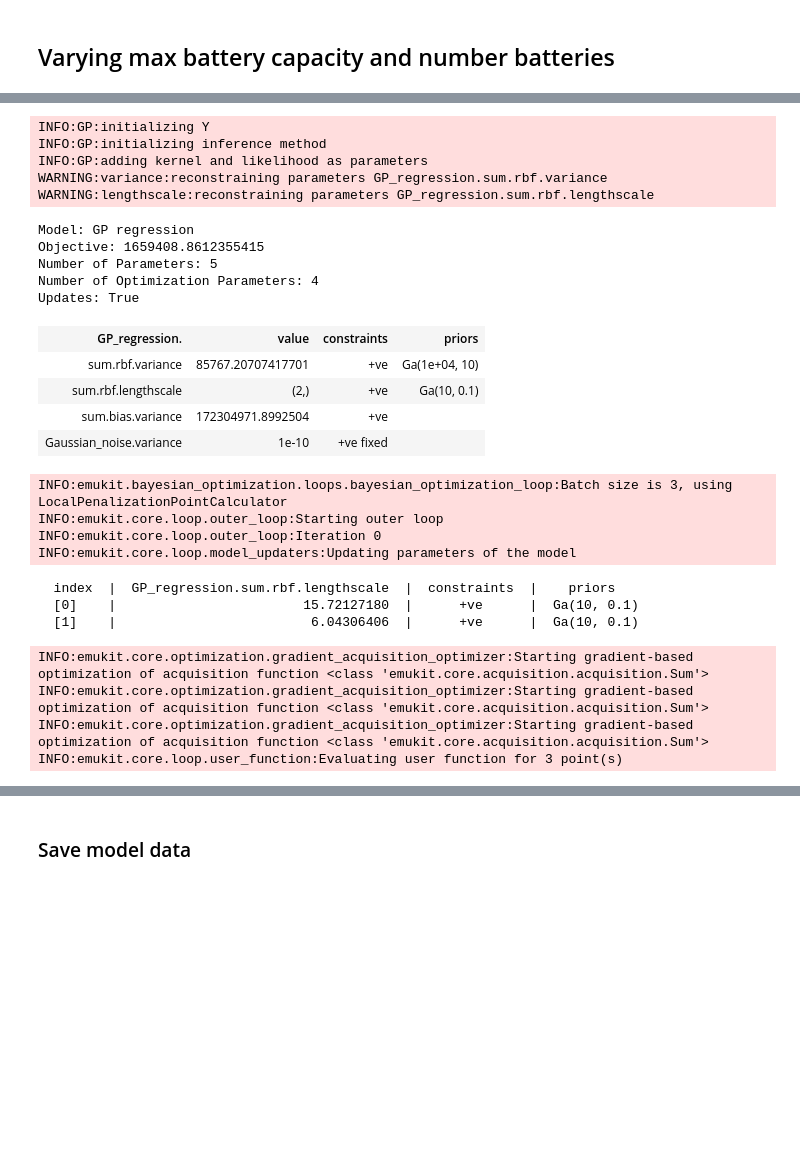
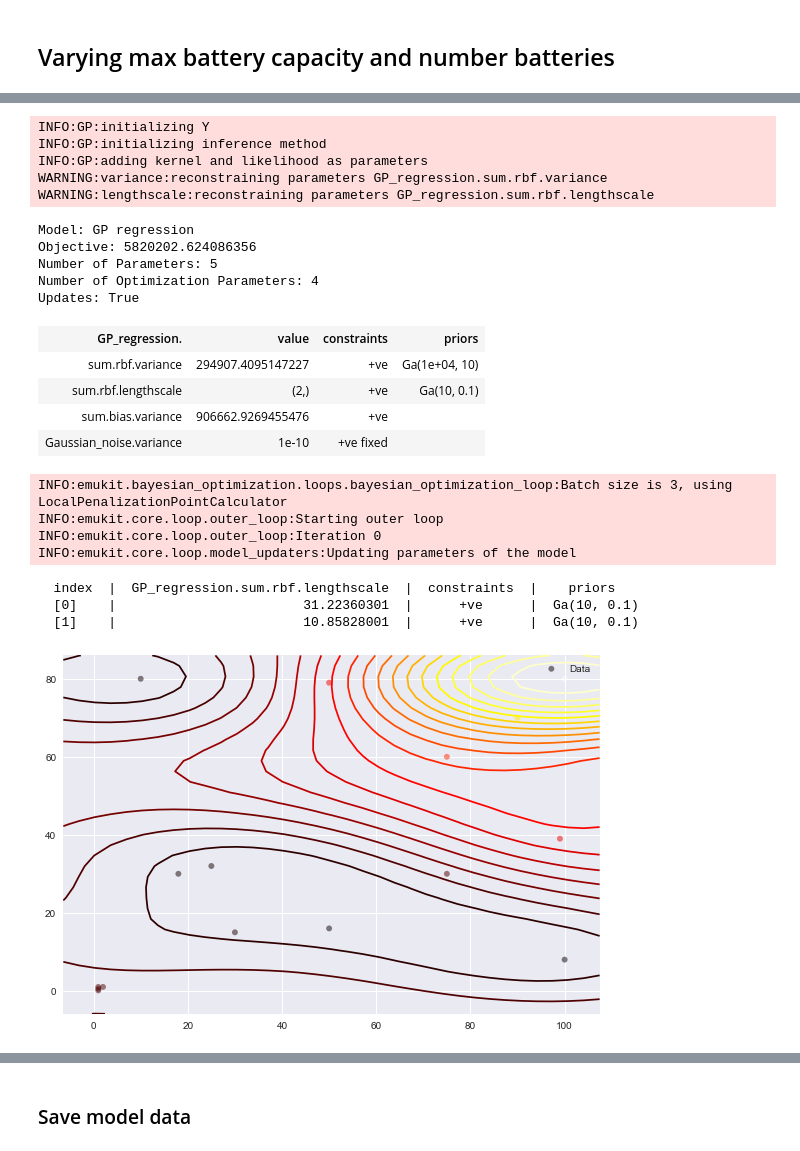
Before and after one commit to Cam-MLPW-MLMI-21-22/supply-chain-simulation-environment, a Jupyter notebook: src/bayesian_optimization/core_experiments.ipynb, the cells around one changed output, grey strips where cells are left out. Cells and saved outputs as stored; diff of their text form; code cells hidden in the pictures; blank space fills up the shorter version.

```diff
--- a/src/bayesian_optimization/core_experiments.ipynb
+++ b/src/bayesian_optimization/core_experiments.ipynb
@@ -792,6 +792,6 @@ parameter_space = ParameterSpace(parameters)
 
 design = RandomDesign(parameter_space)
 X = design.get_samples(num_data_points)
-#X = np.array([[800., 1.],[600., 1.5], [400., 2.], [200., 4.], [100., 8.], [50., 16.], [25., 32.], [10., 80.], [1, 0.1], [1,1], [2, 1], [1,0.5]])
+X = np.array([[100., 8.], [50., 16.], [75., 30.], [30., 15.], [100., 80.], [90., 70.], [75., 60.], [50., 79.], [18, 30.], [99., 39.], [25., 32.], [10., 80.], [1, 0.1], [1,1], [2, 1], [1,0.5]])
 X
 # %% [output]
@@ -823,7 +831,7 @@ plot_reward(X, Y, parameter_space.parameter_names)
 # %%
-Y = np.load('Y.npy')
-X = np.load('X.npy')
-X[1,:] = [28., 28.]
+np.save('Y', Y)
+np.save('X', X)
+#X[1,:] = [28., 28.]
 # %%
 # Kernel Specification; specify active dimensions
 kr = GPy.kern.RBF(input_dim=X.shape[1], active_dims=[0,1], ARD=True)  # exclude time dim
@@ -875,51 +883,48 @@ while not successful_sample and num_tries < max_num_tries:
         # Create the Bayesian optimization object
         batch_size = 3
         bayesopt_loop = BayesianOptimizationLoop(model=model_emukit,
                                                 space=parameter_space,
                                                 acquisition=acq_func,
                                                 batch_size=batch_size)
 
         # Run the loop and extract the optimum;  we either complete 10 steps or converge
         max_iters = 10
-        epsilon = 0.01
+        epsilon = 0.0001
         stopping_condition = (FixedIterationsStoppingCondition(
             i_max=max_iters) | ConvergenceStoppingCondition(eps=epsilon))
 
         start = time.time()
-        bayesopt_loop.run_loop(f_multiprocess, stopping_condition)
+        bayesopt_loop.run_loop(f_multiprocess, 10)
         end = time.time()
         print("Successfully ran loop")
         successful_sample = True
 
     except:
         num_tries += 1
 # %% [output]
 INFO:GP:initializing Y
 INFO:GP:initializing inference method
 INFO:GP:adding kernel and likelihood as parameters
 WARNING:variance:reconstraining parameters GP_regression.sum.rbf.variance
 WARNING:lengthscale:reconstraining parameters GP_regression.sum.rbf.lengthscale
 Model: GP regression
-Objective: 1659408.8612355415
+Objective: 5820202.624086356
 Number of Parameters: 5
 Number of Optimization Parameters: 4
 Updates: True
 | GP_regression. | value | constraints | priors |
-| sum.rbf.variance | 85767.20707417701 | +ve | Ga(1e+04, 10) |
+| sum.rbf.variance | 294907.4095147227 | +ve | Ga(1e+04, 10) |
 | sum.rbf.lengthscale | (2,) | +ve | Ga(10, 0.1) |
-| sum.bias.variance | 172304971.8992504 | +ve |  |
+| sum.bias.variance | 906662.9269455476 | +ve |  |
 | Gaussian_noise.variance | 1e-10 | +ve fixed |  |
 INFO:emukit.bayesian_optimization.loops.bayesian_optimization_loop:Batch size is 3, using LocalPenalizationPointCalculator
 INFO:emukit.core.loop.outer_loop:Starting outer loop
 INFO:emukit.core.loop.outer_loop:Iteration 0
 INFO:emukit.core.loop.model_updaters:Updating parameters of the model
   index  |  GP_regression.sum.rbf.lengthscale  |  constraints  |    priors
-  [0]    |                        15.72127180  |      +ve      |  Ga(10, 0.1)
-  [1]    |                         6.04306406  |      +ve      |  Ga(10, 0.1)
+  [0]    |                        31.22360301  |      +ve      |  Ga(10, 0.1)
+  [1]    |                        10.85828001  |      +ve      |  Ga(10, 0.1)
-INFO:emukit.core.optimization.gradient_acquisition_optimizer:Starting gradient-based optimization of acquisition function <class 'emukit.core.acquisition.acquisition.Sum'>
-INFO:emukit.core.optimization.gradient_acquisition_optimizer:Starting gradient-based optimization of acquisition function <class 'emukit.core.acquisition.acquisition.Sum'>
-INFO:emukit.core.optimization.gradient_acquisition_optimizer:Starting gradient-based optimization of acquisition function <class 'emukit.core.acquisition.acquisition.Sum'>
-INFO:emukit.core.loop.user_function:Evaluating user function for 3 point(s)
+[figure, added]
 # %%
 new_X, new_Y = bayesopt_loop.loop_state.X, bayesopt_loop.loop_state.Y
 
```
Also changed, not shown: parts of 6 cells of this notebook, 3 other files.
